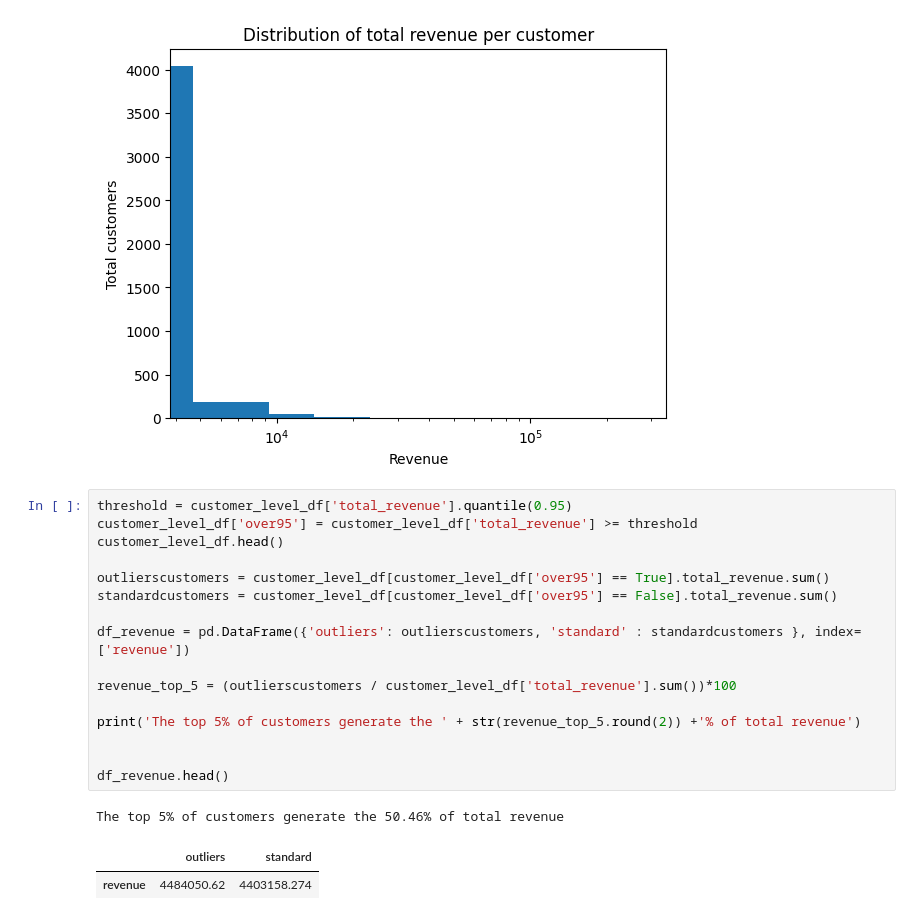
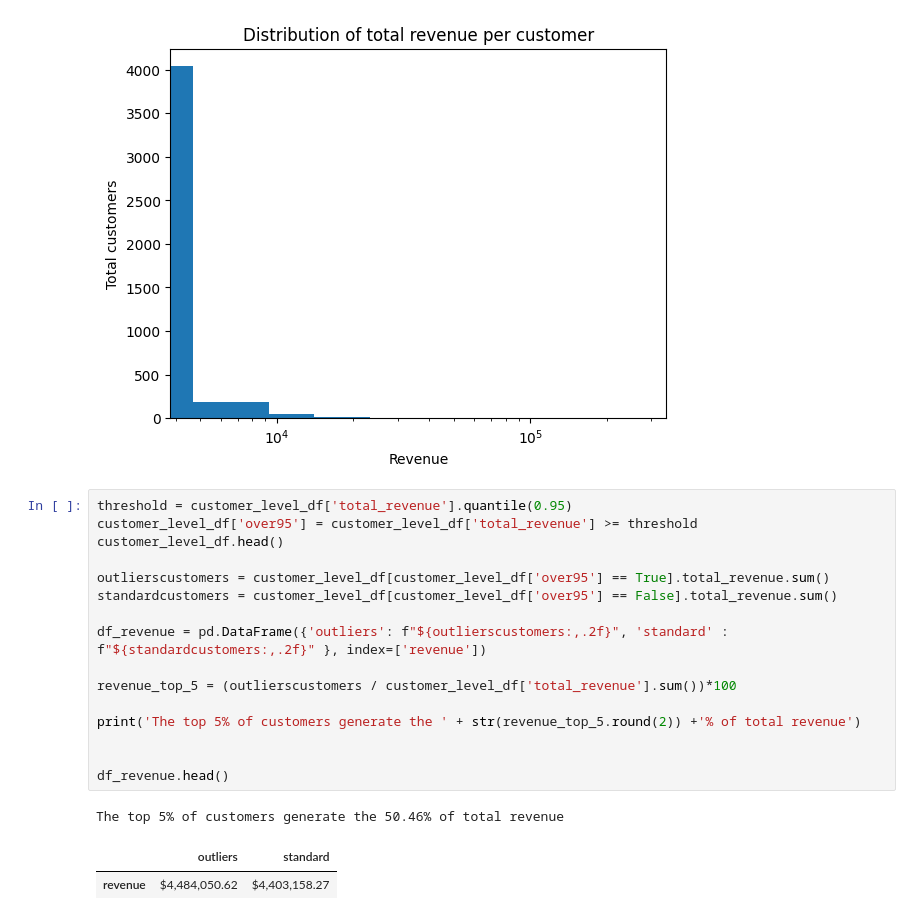
Before and after one commit to Julyd97/Ecommercedata_analysis, a Jupyter notebook: mini_project_chatgpt_ecommerce.ipynb, the cells around one changed output. Drawn from its saved outputs; the diff is of its cells as text.

```diff
--- a/mini_project_chatgpt_ecommerce.ipynb
+++ b/mini_project_chatgpt_ecommerce.ipynb
@@ -256,20 +256,20 @@ plt.xscale('log')
 # %%
 threshold = customer_level_df['total_revenue'].quantile(0.95)
 customer_level_df['over95'] = customer_level_df['total_revenue'] >= threshold
 customer_level_df.head()
 
 outlierscustomers = customer_level_df[customer_level_df['over95'] == True].total_revenue.sum()
 standardcustomers = customer_level_df[customer_level_df['over95'] == False].total_revenue.sum()
 
-df_revenue = pd.DataFrame({'outliers': outlierscustomers, 'standard' : standardcustomers }, index=['revenue'])
+df_revenue = pd.DataFrame({'outliers': f"${outlierscustomers:,.2f}", 'standard' : f"${standardcustomers:,.2f}" }, index=['revenue'])
 
 revenue_top_5 = (outlierscustomers / customer_level_df['total_revenue'].sum())*100
 
 print('The top 5% of customers generate the ' + str(revenue_top_5.round(2)) +'% of total revenue')
 
 
 df_revenue.head()
 # %% [output]
 The top 5% of customers generate the 50.46% of total revenue
 |  | outliers | standard |
-| revenue | 4484050.62 | 4403158.274 |
+| revenue | $4,484,050.62 | $4,403,158.27 |
```
Also changed, not shown: 1 other file.
